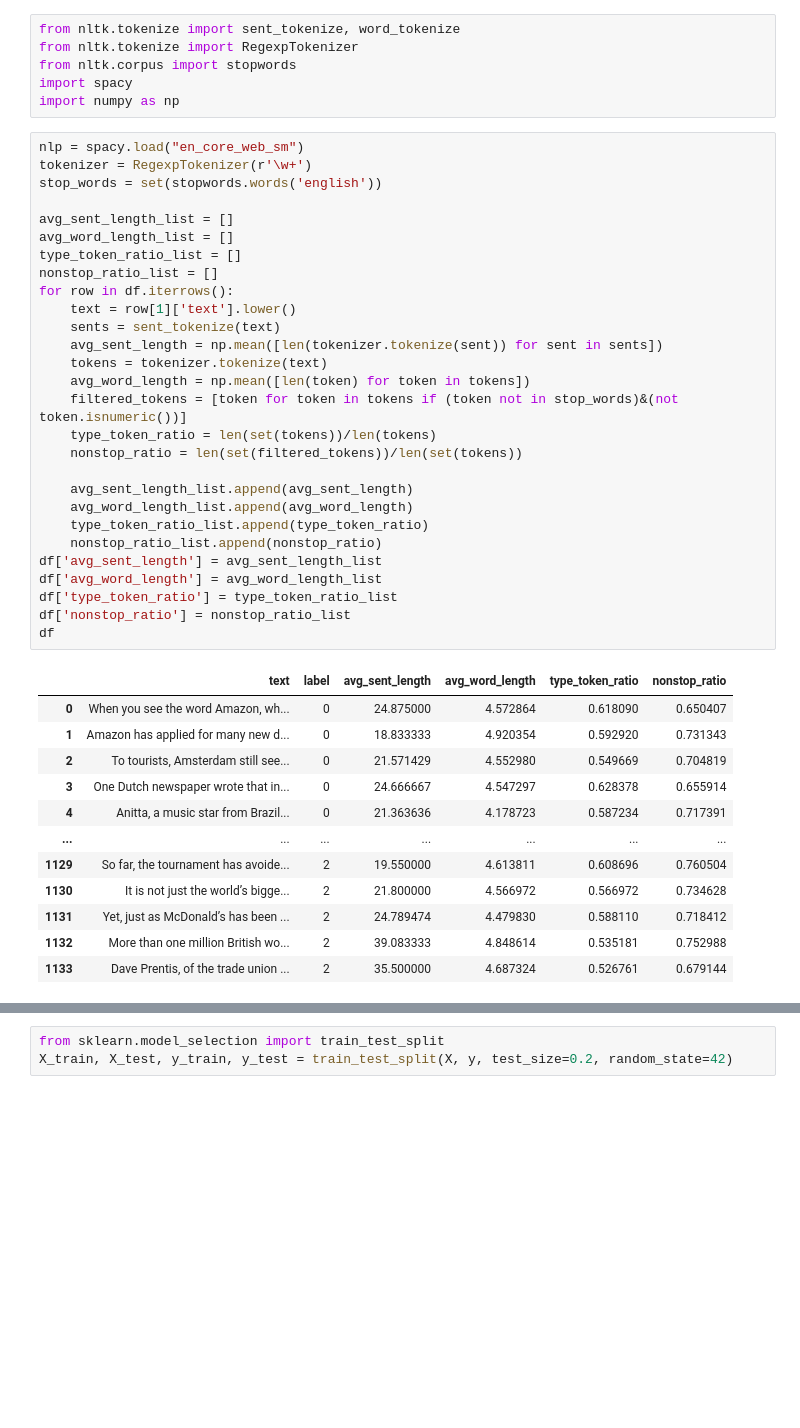
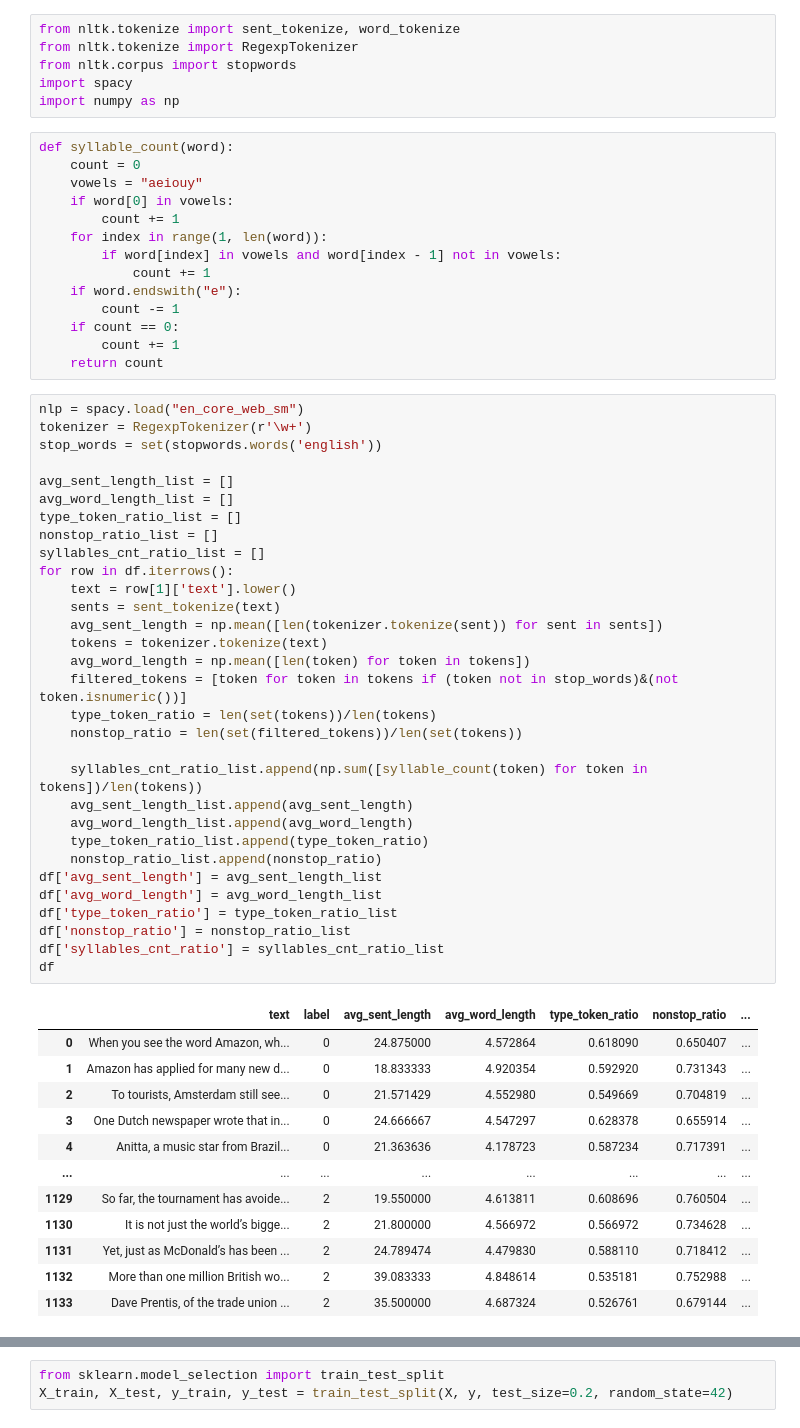
Before and after one commit to PepperinoHu/SI650-Text-Recommendation-Engine-with-Text-Readability-Filter, a Jupyter notebook: classifier/prediction_with_linguistic_features.ipynb, the cells around one changed output, grey strips where cells are left out. Saved outputs shown, nothing was run; the diff lists cells and outputs as text; blank space fills up the shorter version.

```diff
--- a/classifier/prediction_with_linguistic_features.ipynb
+++ b/classifier/prediction_with_linguistic_features.ipynb
@@ -28,44 +28,61 @@ from nltk.tokenize import RegexpTokenizer
 from nltk.corpus import stopwords
 import spacy
 import numpy as np
+# %%
+def syllable_count(word):
+    count = 0
+    vowels = "aeiouy"
+    if word[0] in vowels:
+        count += 1
+    for index in range(1, len(word)):
+        if word[index] in vowels and word[index - 1] not in vowels:
+            count += 1
+    if word.endswith("e"):
+        count -= 1
+    if count == 0:
+        count += 1
+    return count
 # %%
 nlp = spacy.load("en_core_web_sm")
 tokenizer = RegexpTokenizer(r'\w+')
 stop_words = set(stopwords.words('english'))
 
 avg_sent_length_list = []
 avg_word_length_list = []
 type_token_ratio_list = []
 nonstop_ratio_list = []
+syllables_cnt_ratio_list = []
 for row in df.iterrows():
     text = row[1]['text'].lower()
     sents = sent_tokenize(text)
     avg_sent_length = np.mean([len(tokenizer.tokenize(sent)) for sent in sents])
     tokens = tokenizer.tokenize(text)
     avg_word_length = np.mean([len(token) for token in tokens])
     filtered_tokens = [token for token in tokens if (token not in stop_words)&(not token.isnumeric())]
     type_token_ratio = len(set(tokens))/len(tokens)
     nonstop_ratio = len(set(filtered_tokens))/len(set(tokens))
 
+    syllables_cnt_ratio_list.append(np.sum([syllable_count(token) for token in tokens])/len(tokens))
     avg_sent_length_list.append(avg_sent_length)
     avg_word_length_list.append(avg_word_length)
     type_token_ratio_list.append(type_token_ratio)
     nonstop_ratio_list.append(nonstop_ratio)
 df['avg_sent_length'] = avg_sent_length_list
 df['avg_word_length'] = avg_word_length_list
 df['type_token_ratio'] = type_token_ratio_list
 df['nonstop_ratio'] = nonstop_ratio_list
+df['syllables_cnt_ratio'] = syllables_cnt_ratio_list
 df
 # %% [output]
-|  | text | label | avg_sent_length | avg_word_length | type_token_ratio | nonstop_ratio |
-| 0 | ﻿When you see the word Amazon, wh... | 0 | 24.875000 | 4.572864 | 0.618090 | 0.650407 |
-| 1 | Amazon has applied for many new d... | 0 | 18.833333 | 4.920354 | 0.592920 | 0.731343 |
-| 2 | ﻿To tourists, Amsterdam still see... | 0 | 21.571429 | 4.552980 | 0.549669 | 0.704819 |
-| 3 | One Dutch newspaper wrote that in... | 0 | 24.666667 | 4.547297 | 0.628378 | 0.655914 |
-| 4 | ﻿Anitta, a music star from Brazil... | 0 | 21.363636 | 4.178723 | 0.587234 | 0.717391 |
-| ... | ... | ... | ... | ... | ... | ... |
-| 1129 | So far, the tournament has avoide... | 2 | 19.550000 | 4.613811 | 0.608696 | 0.760504 |
-| 1130 | ﻿It is not just the world’s bigge... | 2 | 21.800000 | 4.566972 | 0.566972 | 0.734628 |
-| 1131 | Yet, just as McDonald’s has been ... | 2 | 24.789474 | 4.479830 | 0.588110 | 0.718412 |
-| 1132 | ﻿More than one million British wo... | 2 | 39.083333 | 4.848614 | 0.535181 | 0.752988 |
-| 1133 | Dave Prentis, of the trade union ... | 2 | 35.500000 | 4.687324 | 0.526761 | 0.679144 |
+|  | text | label | avg_sent_length | avg_word_length | type_token_ratio | nonstop_ratio | ... |
+| 0 | ﻿When you see the word Amazon, wh... | 0 | 24.875000 | 4.572864 | 0.618090 | 0.650407 | ... |
+| 1 | Amazon has applied for many new d... | 0 | 18.833333 | 4.920354 | 0.592920 | 0.731343 | ... |
+| 2 | ﻿To tourists, Amsterdam still see... | 0 | 21.571429 | 4.552980 | 0.549669 | 0.704819 | ... |
+| 3 | One Dutch newspaper wrote that in... | 0 | 24.666667 | 4.547297 | 0.628378 | 0.655914 | ... |
+| 4 | ﻿Anitta, a music star from Brazil... | 0 | 21.363636 | 4.178723 | 0.587234 | 0.717391 | ... |
+| ... | ... | ... | ... | ... | ... | ... | ... |
+| 1129 | So far, the tournament has avoide... | 2 | 19.550000 | 4.613811 | 0.608696 | 0.760504 | ... |
+| 1130 | ﻿It is not just the world’s bigge... | 2 | 21.800000 | 4.566972 | 0.566972 | 0.734628 | ... |
+| 1131 | Yet, just as McDonald’s has been ... | 2 | 24.789474 | 4.479830 | 0.588110 | 0.718412 | ... |
+| 1132 | ﻿More than one million British wo... | 2 | 39.083333 | 4.848614 | 0.535181 | 0.752988 | ... |
+| 1133 | Dave Prentis, of the trade union ... | 2 | 35.500000 | 4.687324 | 0.526761 | 0.679144 | ... |
```
Also changed, not shown: parts of 14 cells of this notebook, 2 other files.
